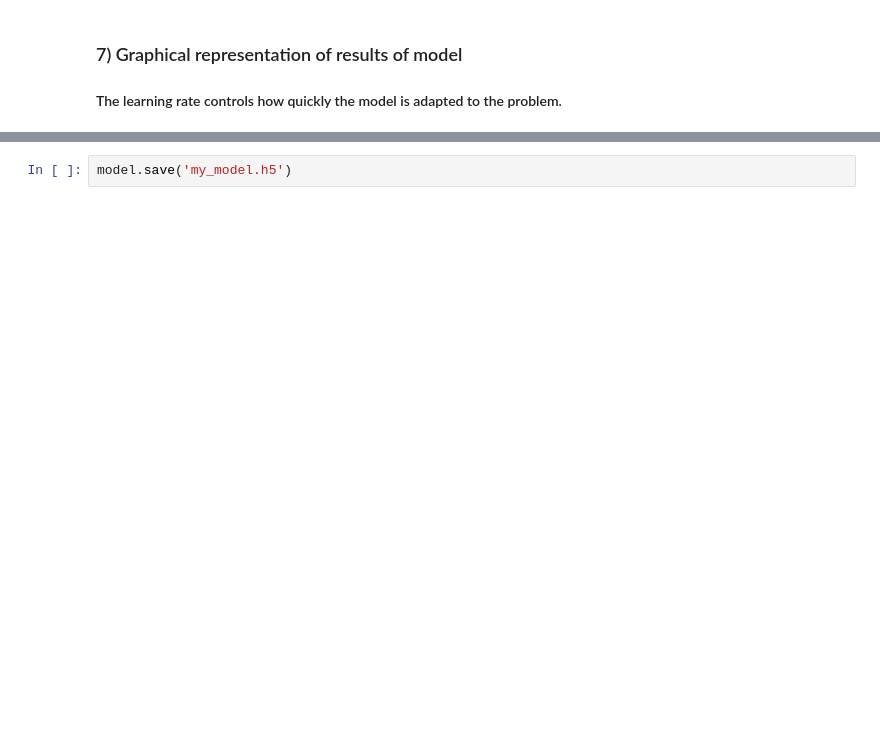
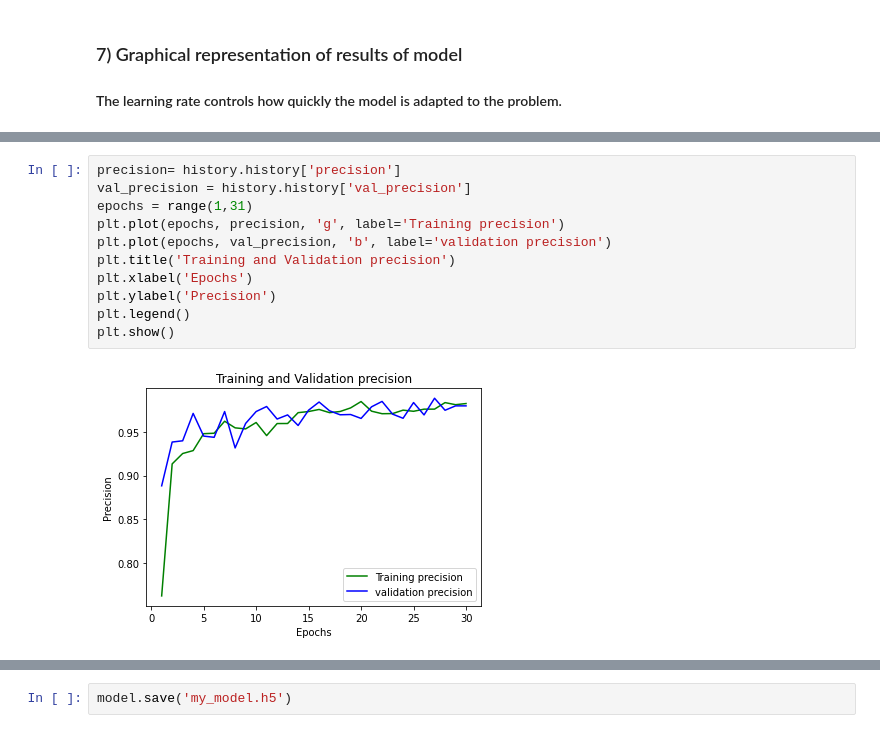
Before and after one commit to UttaraKet1607/Covid19-Detection-Using-CNN, a Jupyter notebook: Covid_19_Detection.ipynb, the cells around one changed output, grey strips where cells are left out. Saved outputs shown, nothing was run; the diff lists cells and outputs as text; blank space fills up the shorter version.

```diff
--- a/Covid_19_Detection.ipynb
+++ b/Covid_19_Detection.ipynb
@@ -177,0 +180,13 @@ plt.show()
+# %%
+precision= history.history['precision']
+val_precision = history.history['val_precision']
+epochs = range(1,31)
+plt.plot(epochs, precision, 'g', label='Training precision')
+plt.plot(epochs, val_precision, 'b', label='validation precision')
+plt.title('Training and Validation precision')
+plt.xlabel('Epochs')
+plt.ylabel('Precision')
+plt.legend()
+plt.show()
+# %% [output]
+[figure, added]
```
Also changed, not shown: parts of 7 cells of this notebook.
